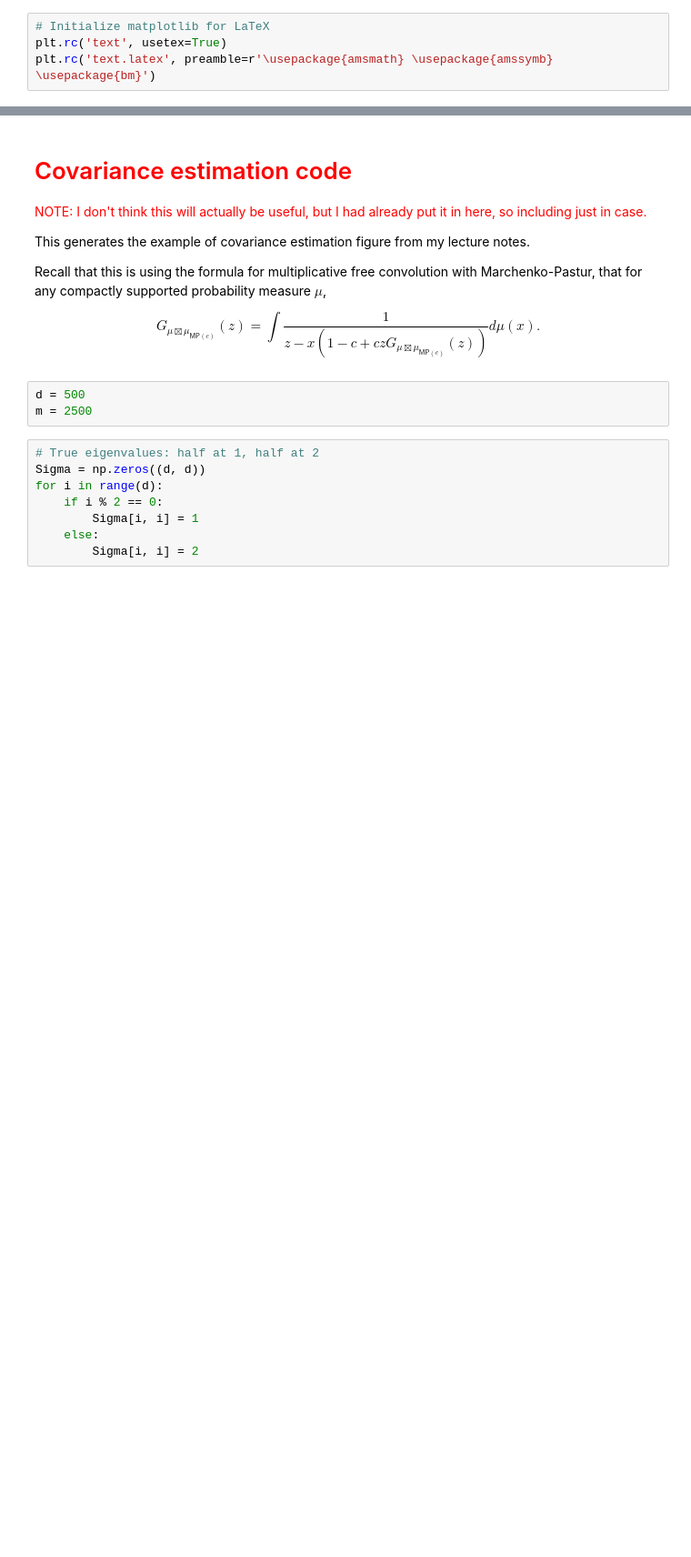
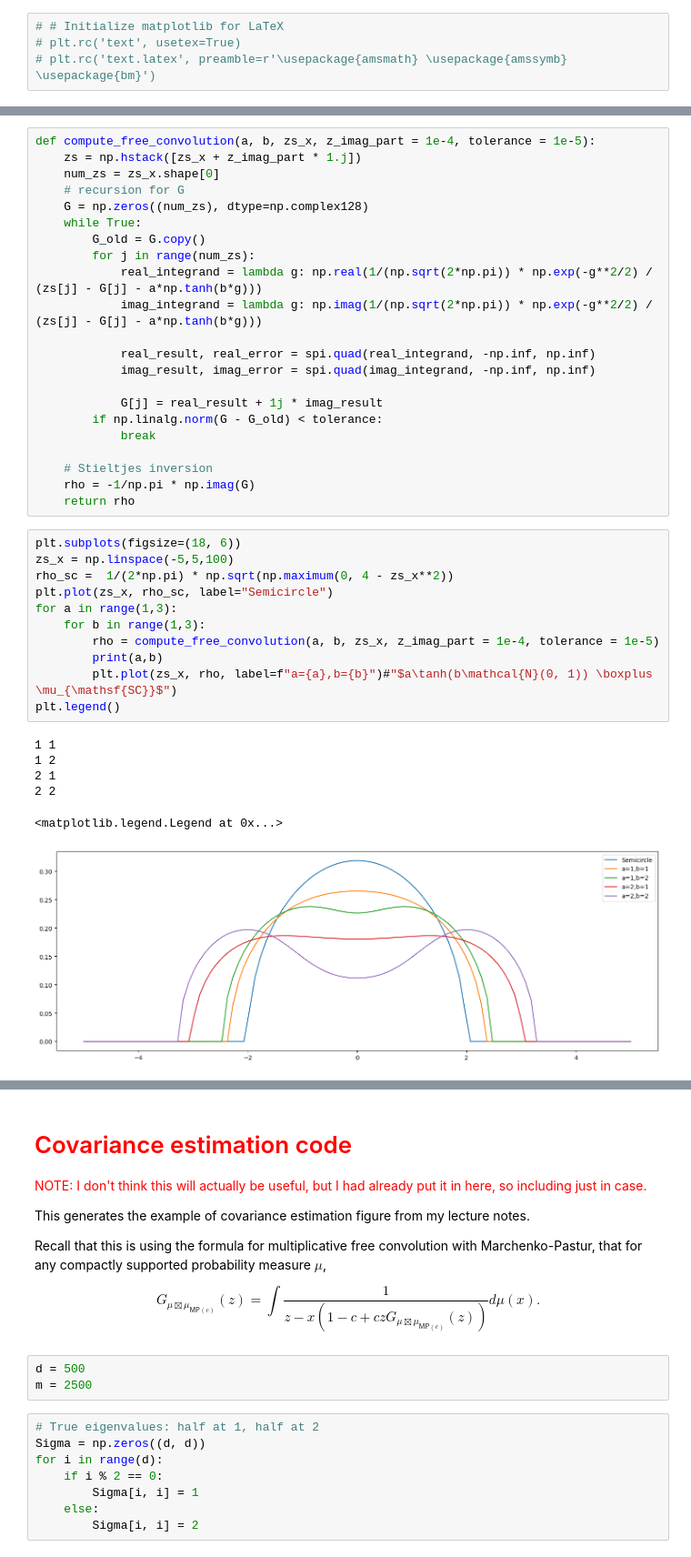
Before and after one commit to yuxinma98/NonlinearLaplacian, a Jupyter notebook: ipynb/Sketch of tanh(D) + A eigenvalues on ER graph prediction.ipynb, the cells around one changed output, grey strips where cells are left out. Shown: that part at 91% size. Saved outputs shown, nothing was run; the diff lists cells and outputs as text; blank space fills up the shorter version.

Commit message:
free convolution computation.

```diff
--- a/ipynb/Sketch of tanh(D) + A eigenvalues on ER graph prediction.ipynb
+++ b/ipynb/Sketch of tanh(D) + A eigenvalues on ER graph prediction.ipynb
@@ -5,7 +5,7 @@ import cvxpy as cv
 # %%
-# Initialize matplotlib for LaTeX
-plt.rc('text', usetex=True)
-plt.rc('text.latex', preamble=r'\usepackage{amsmath} \usepackage{amssymb} \usepackage{bm}')
+# # Initialize matplotlib for LaTeX
+# plt.rc('text', usetex=True)
+# plt.rc('text.latex', preamble=r'\usepackage{amsmath} \usepackage{amssymb} \usepackage{bm}')
 # %% [markdown]
 # Plan for simple custom Laplacian
 
@@ -62,3 +62,43 @@ giving us a sequence of point values of estimates of the density.
 ## Better sigmoid?
 
 One small comment: another reasonable choice of nonlinearity is $\phi(t) = t / \sqrt{1 + t^2}$, a different shape of sigmoid. For this one, it seems Mathematica is able to calculate $G_{\nu}(z)$ above for any given $z$ in closed form fairly quickly (though, weirdly, not for general $z$), so you could try this if the above numerical strategy has problems.
+# %%
+def compute_free_convolution(a, b, zs_x, z_imag_part = 1e-4, tolerance = 1e-5):
+    zs = np.hstack([zs_x + z_imag_part * 1.j])
+    num_zs = zs_x.shape[0]
+    # recursion for G
+    G = np.zeros((num_zs), dtype=np.complex128)
+    while True:
+        G_old = G.copy()
+        for j in range(num_zs):
+            real_integrand = lambda g: np.real(1/(np.sqrt(2*np.pi)) * np.exp(-g**2/2) / (zs[j] - G[j] - a*np.tanh(b*g)))
+            imag_integrand = lambda g: np.imag(1/(np.sqrt(2*np.pi)) * np.exp(-g**2/2) / (zs[j] - G[j] - a*np.tanh(b*g)))
+
+            real_result, real_error = spi.quad(real_integrand, -np.inf, np.inf)
+            imag_result, imag_error = spi.quad(imag_integrand, -np.inf, np.inf)
+
+            G[j] = real_result + 1j * imag_result
+        if np.linalg.norm(G - G_old) < tolerance:
+            break
+
+    # Stieltjes inversion
+    rho = -1/np.pi * np.imag(G)
+    return rho
+# %%
+plt.subplots(figsize=(18, 6))
+zs_x = np.linspace(-5,5,100)
+rho_sc =  1/(2*np.pi) * np.sqrt(np.maximum(0, 4 - zs_x**2))
+plt.plot(zs_x, rho_sc, label="Semicircle")
+for a in range(1,3):
+    for b in range(1,3):
+        rho = compute_free_convolution(a, b, zs_x, z_imag_part = 1e-4, tolerance = 1e-5)
+        print(a,b)
+        plt.plot(zs_x, rho, label=f"a={a},b={b}")#"$a\tanh(b\mathcal{N}(0, 1)) \boxplus \mu_{\mathsf{SC}}$")
+plt.legend()
+# %% [output]
+1 1
+1 2
+2 1
+2 2
+<matplotlib.legend.Legend at 0x...>
+[figure, added]
```
Also changed, not shown: parts of 4 cells of this notebook.
